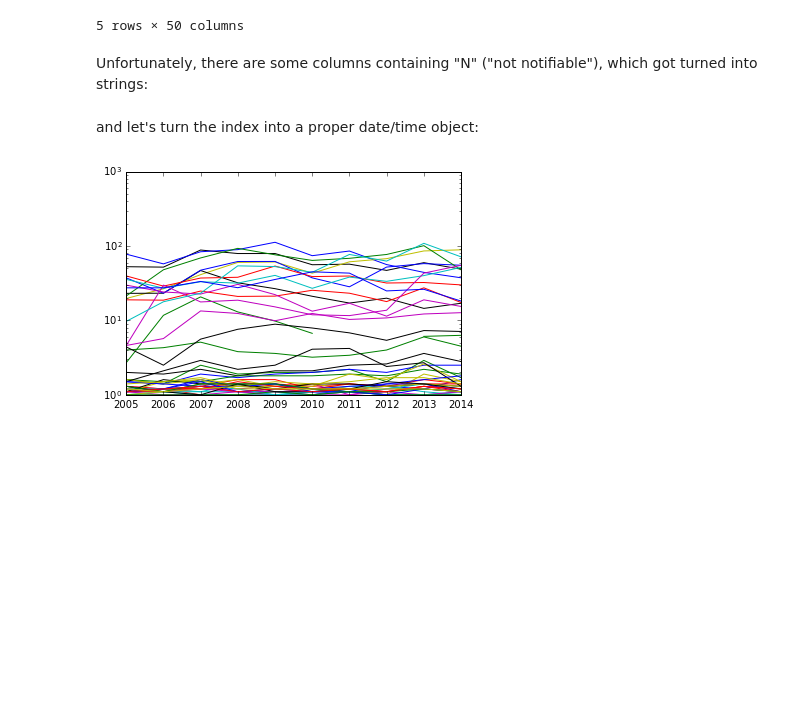
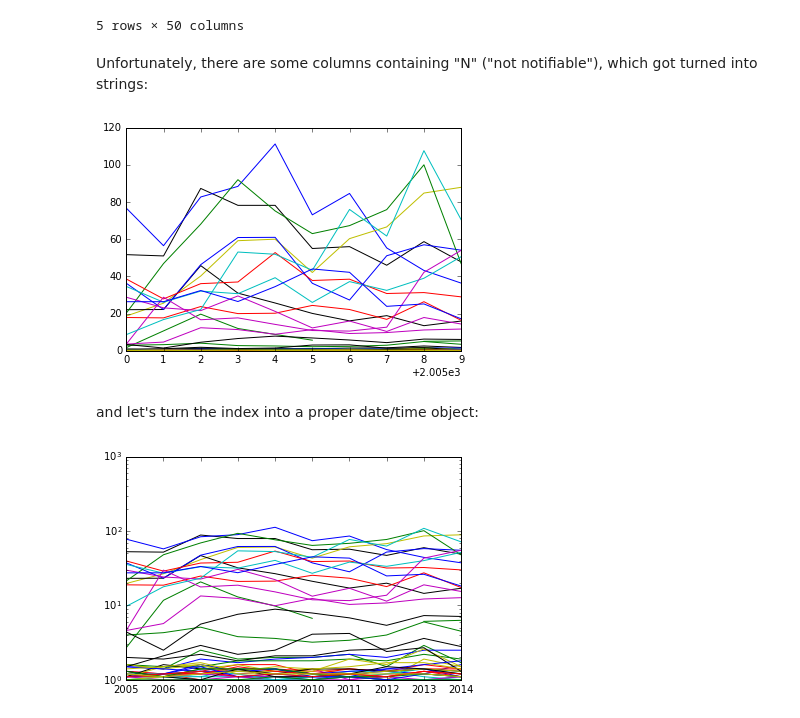
Before and after one commit to bbolker/math1mp, a Jupyter notebook: notes/lyme.ipynb, the cells around one changed output. Drawn from its saved outputs; the diff is of its cells as text; code cells hidden in the pictures; blank space fills up the shorter version.

```diff
--- a/notes/lyme.ipynb
+++ b/notes/lyme.ipynb
@@ -36,6 +40,12 @@ incid1.head()
 Unfortunately, there are some columns containing "N" ("not notifiable"), which got turned into strings:
 # %%
 incid2 = incid1.apply(pd.to_numeric,errors="coerce")
+# %%
+import matplotlib.pyplot as plt
+%matplotlib inline
+plt.plot(incid2);
+# %% [output]
+[figure, added]
 # %% [markdown]
 and let's turn the index into a proper date/time object:
 # %%
```
Also changed, not shown: parts of 2 cells of this notebook, 3 other files.
